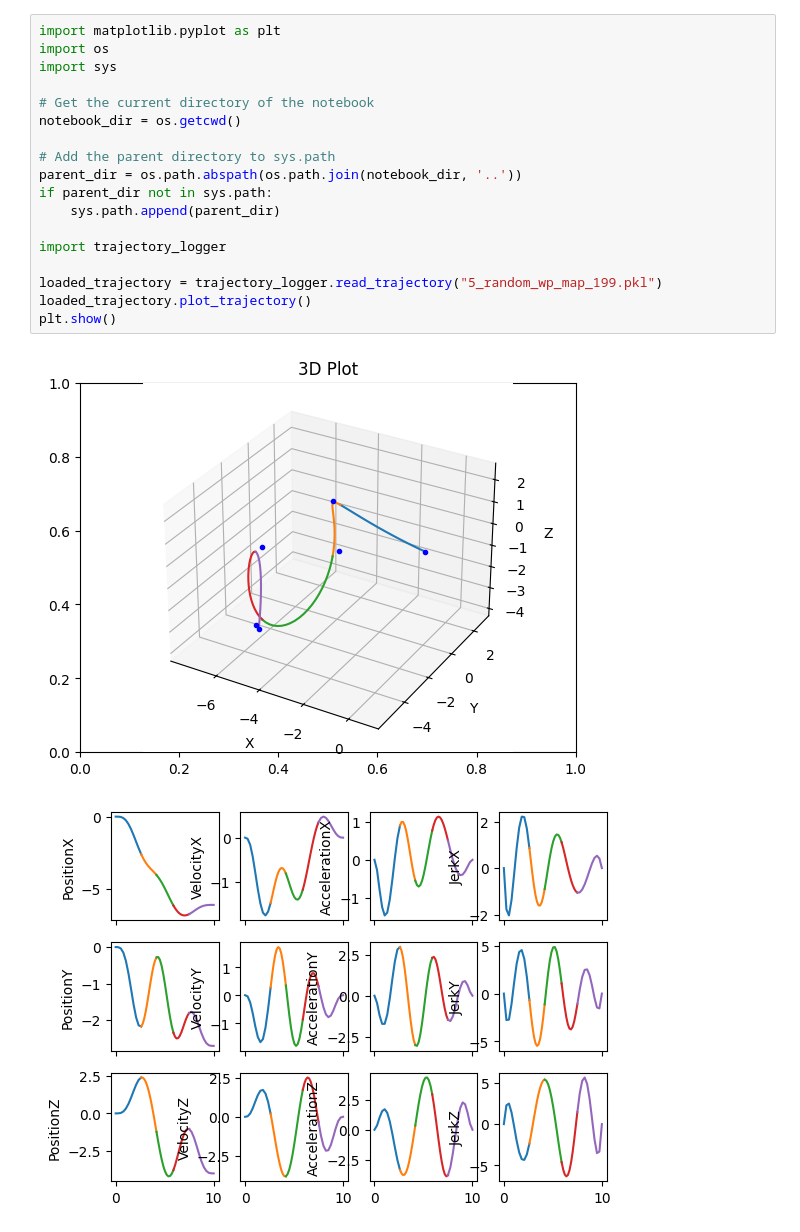
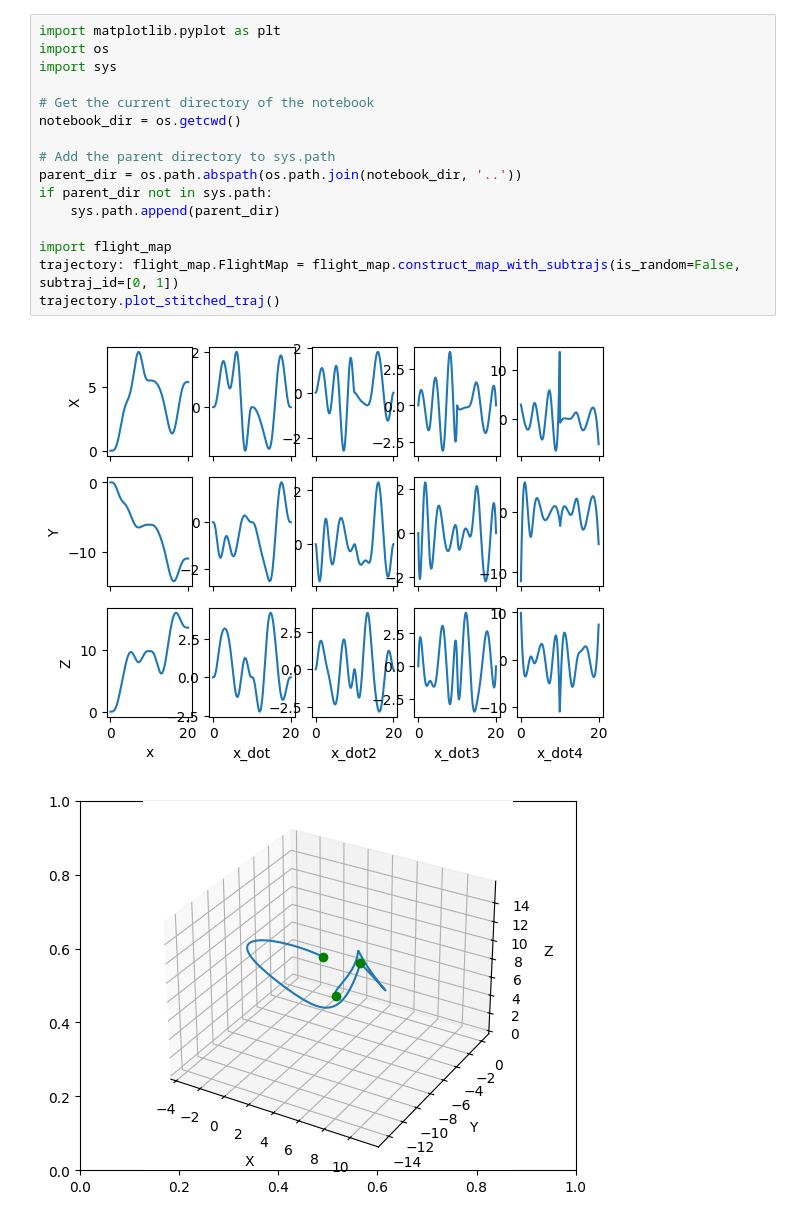
Before and after one commit to zzzzzzhym/DroneSimulator, a Jupyter notebook: trajectory_generation/trajectory_generation_user_guide.ipynb, the cells around one changed output. Cells and saved outputs as stored; diff of their text form.

Commit message:
trajectory generation user guide

```diff
--- a/trajectory_generation/trajectory_generation_user_guide.ipynb
+++ b/trajectory_generation/trajectory_generation_user_guide.ipynb
@@ -3,21 +3,19 @@ This module generate a bunch of atomic paths where the vehicle takes off from ho
 # %%
 import matplotlib.pyplot as plt
 import os
 import sys
 
 # Get the current directory of the notebook
 notebook_dir = os.getcwd()
 
 # Add the parent directory to sys.path
 parent_dir = os.path.abspath(os.path.join(notebook_dir, '..'))
 if parent_dir not in sys.path:
     sys.path.append(parent_dir)
 
-import trajectory_logger
-
-loaded_trajectory = trajectory_logger.read_trajectory("5_random_wp_map_199.pkl")
-loaded_trajectory.plot_trajectory()
-plt.show()
+import flight_map
+trajectory: flight_map.FlightMap = flight_map.construct_map_with_subtrajs(is_random=False, subtraj_id=[0, 1])
+trajectory.plot_stitched_traj()
 # %% [output]
-[figure, old version]
+[figure, new version]
-[figure, old version]
+[figure, new version]
```
Also changed, not shown: parts of 6 cells of this notebook, 33 other files.
